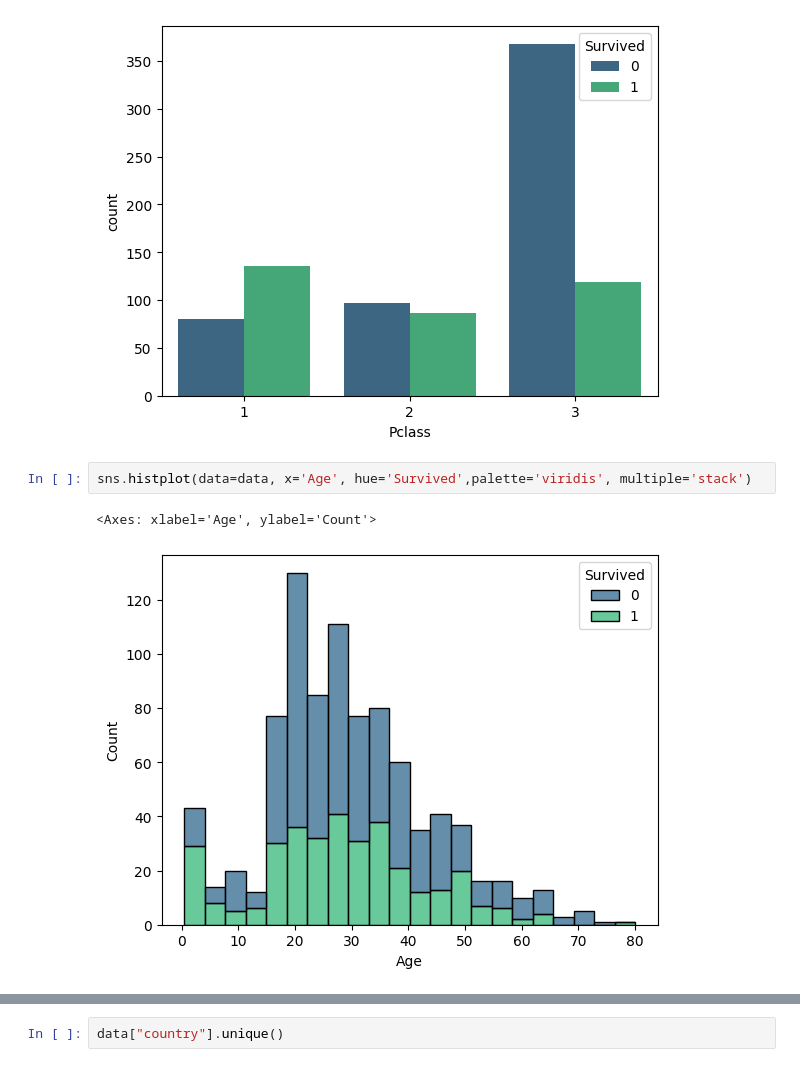
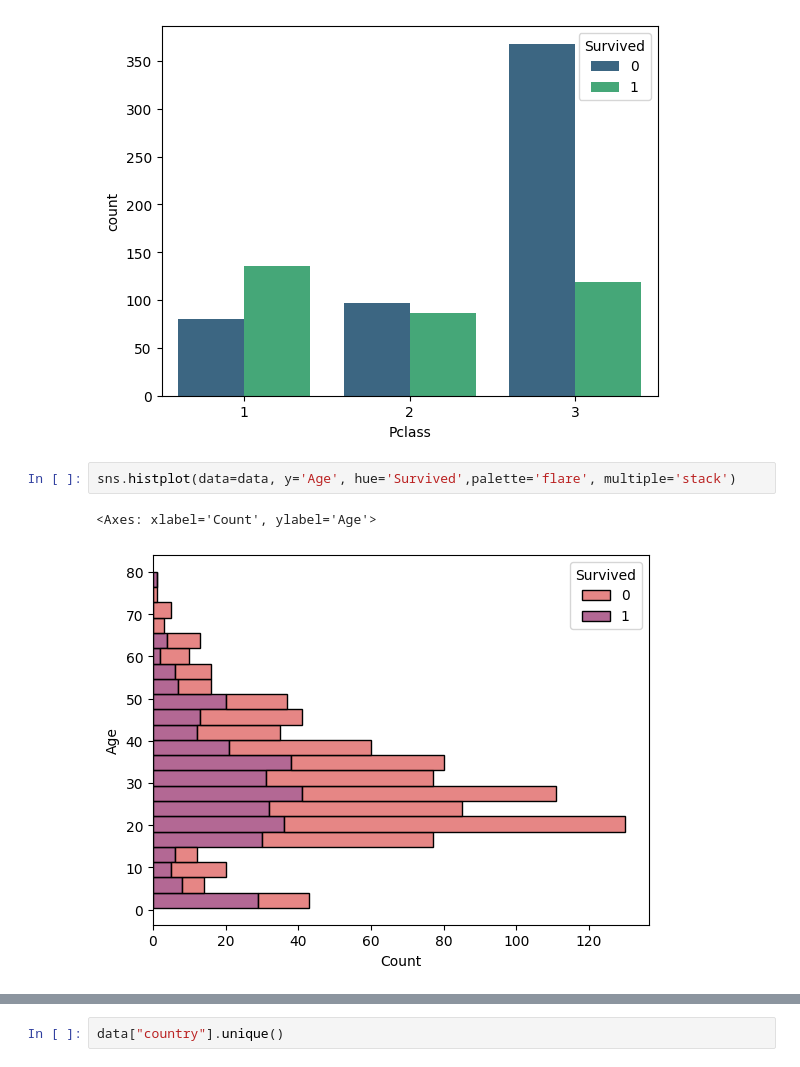
Before and after one commit to JanaEsther/PythonProDataScience, a Jupyter notebook: 01/data/test1.ipynb, the cells around one changed output, grey strips where cells are left out. Cells and saved outputs as stored; diff of their text form.

```diff
--- a/01/data/test1.ipynb
+++ b/01/data/test1.ipynb
@@ -121,9 +128,9 @@ sns.countplot(x='Pclass', hue='Survived', data=data, palette="viridis")
 <Axes: xlabel='Pclass', ylabel='count'>
 [figure]
 # %%
-sns.histplot(data=data, x='Age', hue='Survived',palette='viridis', multiple='stack')
+sns.histplot(data=data, y='Age', hue='Survived',palette='flare', multiple='stack')
 # %% [output]
-<Axes: xlabel='Age', ylabel='Count'>
+<Axes: xlabel='Count', ylabel='Age'>
-[figure, old version]
+[figure, new version]
 # %%
 data = pd.read_csv("titanic2.csv")
```
Also changed, not shown: parts of 2 cells of this notebook, 2 other files.
